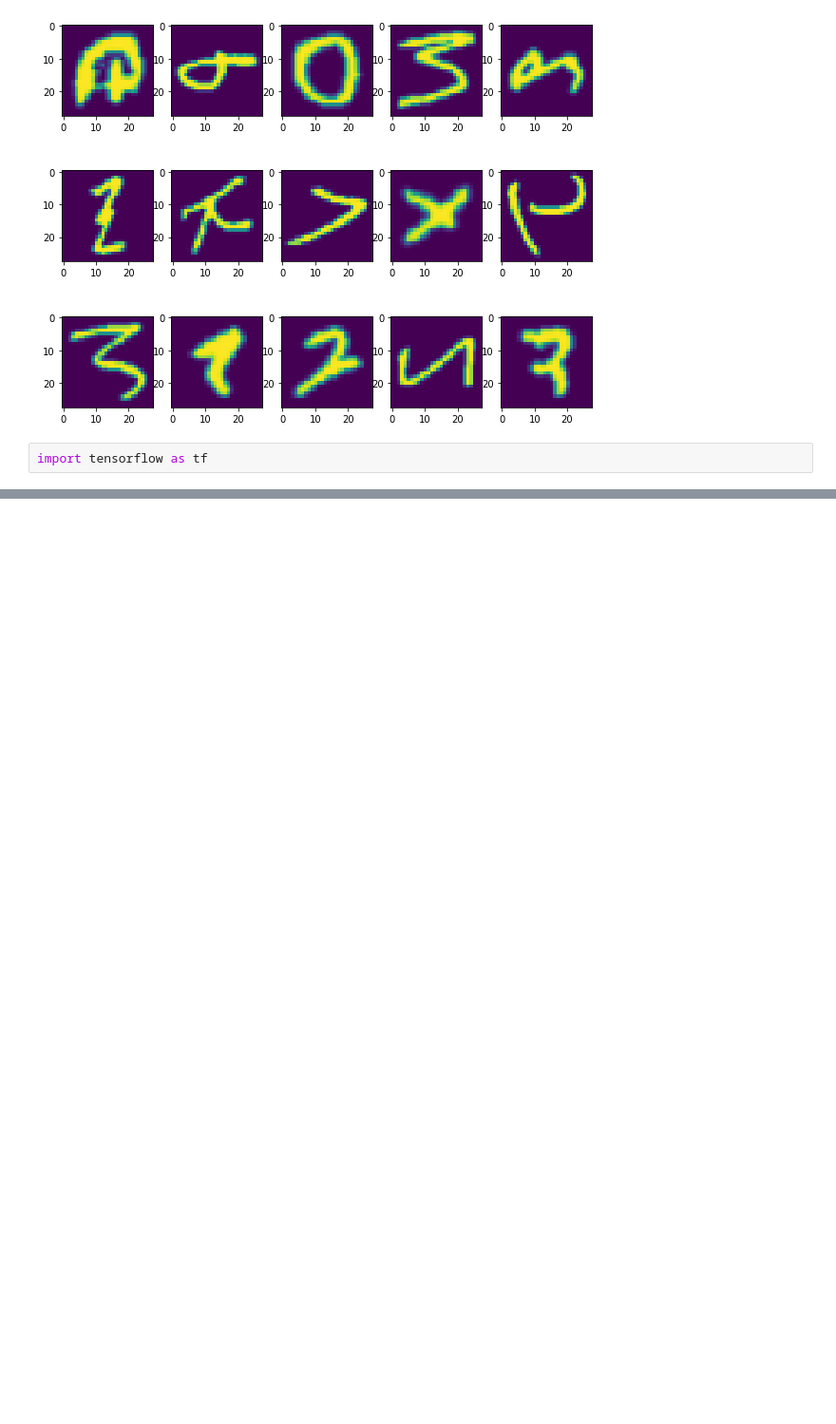
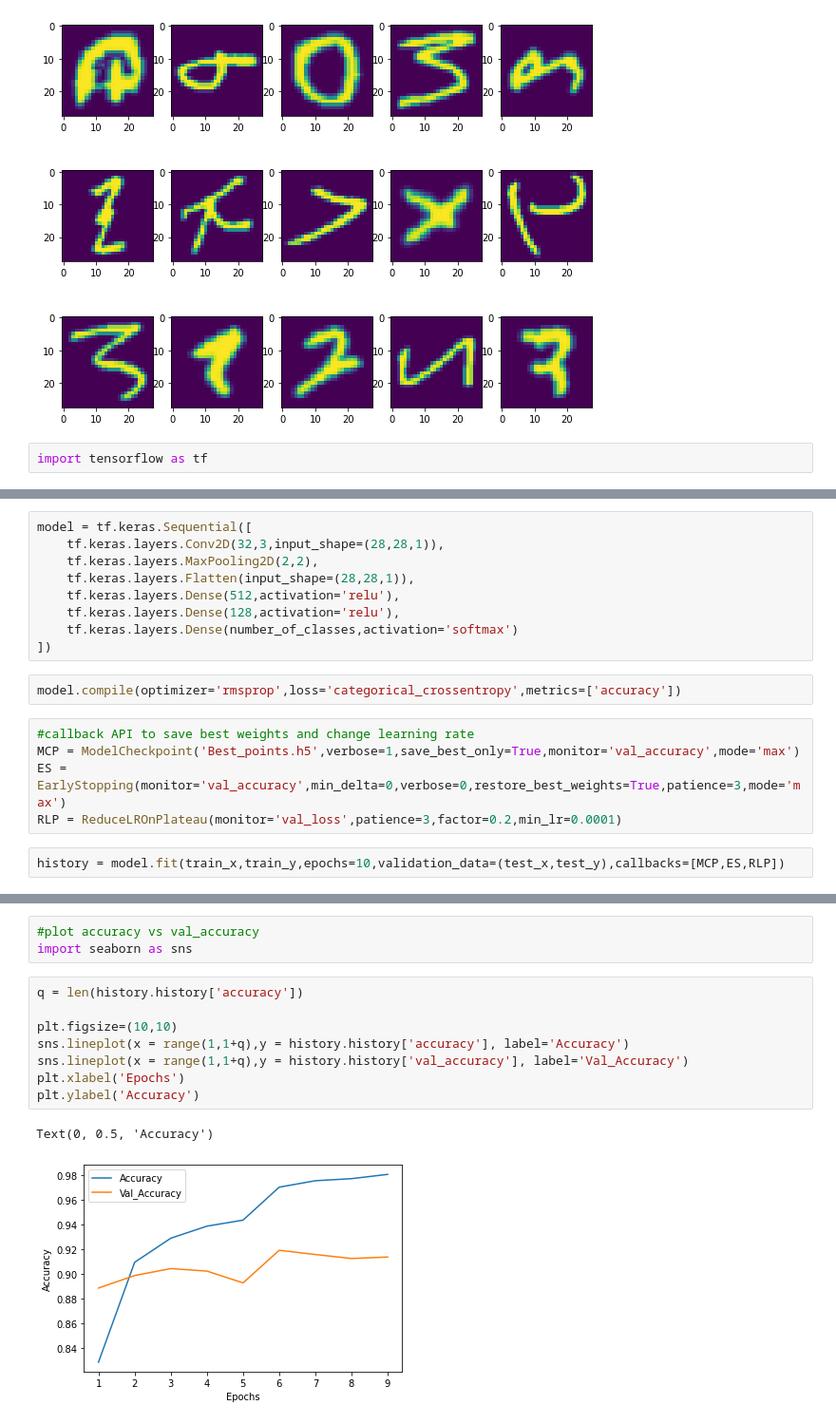
Before and after one commit to ttvLeonBawlz/ECE196_SP21_MLPROJECT_DIGIT_RECOGNITION, a Jupyter notebook: letter_recognition_code_1.ipynb, the cells around one changed output, grey strips where cells are left out. Shown at 95% size. Cells and saved outputs as stored; diff of their text form; blank space fills up the shorter version.

```diff
--- a/letter_recognition_code_1.ipynb
+++ b/letter_recognition_code_1.ipynb
@@ -75,0 +85,18 @@ y2 = tf.keras.utils.to_categorical(y2, number_of_classes)
+# %%
+model = tf.keras.Sequential([
+    tf.keras.layers.Conv2D(32,3,input_shape=(28,28,1)),
+    tf.keras.layers.MaxPooling2D(2,2),
+    tf.keras.layers.Flatten(input_shape=(28,28,1)),
+    tf.keras.layers.Dense(512,activation='relu'),
+    tf.keras.layers.Dense(128,activation='relu'),
+    tf.keras.layers.Dense(number_of_classes,activation='softmax')
+])
+# %%
+model.compile(optimizer='rmsprop',loss='categorical_crossentropy',metrics=['accuracy'])
+# %%
+#callback API to save best weights and change learning rate
+MCP = ModelCheckpoint('Best_points.h5',verbose=1,save_best_only=True,monitor='val_accuracy',mode='max')
+ES = EarlyStopping(monitor='val_accuracy',min_delta=0,verbose=0,restore_best_weights=True,patience=3,mode='max')
+RLP = ReduceLROnPlateau(monitor='val_loss',patience=3,factor=0.2,min_lr=0.0001)
+# %%
+history = model.fit(train_x,train_y,epochs=10,validation_data=(test_x,test_y),callbacks=[MCP,ES,RLP])
@@ -75,0 +121,14 @@ y2 = tf.keras.utils.to_categorical(y2, number_of_classes)
+# %%
+#plot accuracy vs val_accuracy
+import seaborn as sns
+# %%
+q = len(history.history['accuracy'])
+
+plt.figsize=(10,10)
+sns.lineplot(x = range(1,1+q),y = history.history['accuracy'], label='Accuracy')
+sns.lineplot(x = range(1,1+q),y = history.history['val_accuracy'], label='Val_Accuracy')
+plt.xlabel('Epochs')
+plt.ylabel('Accuracy')
+# %% [output]
+Text(0, 0.5, 'Accuracy')
+[figure, added]
```
Also changed, not shown: parts of 6 cells of this notebook, 1 other file.
